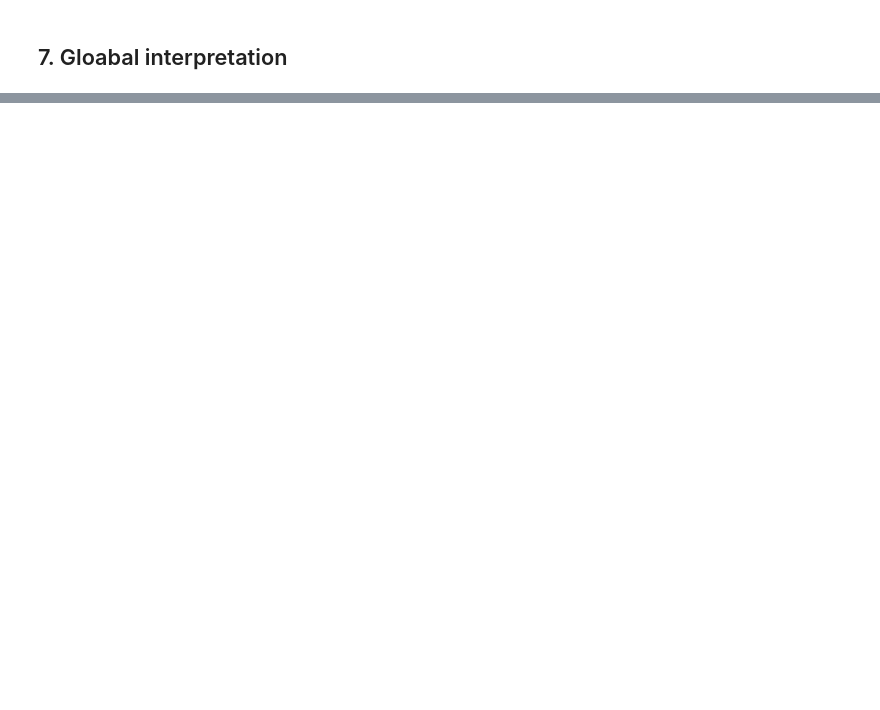
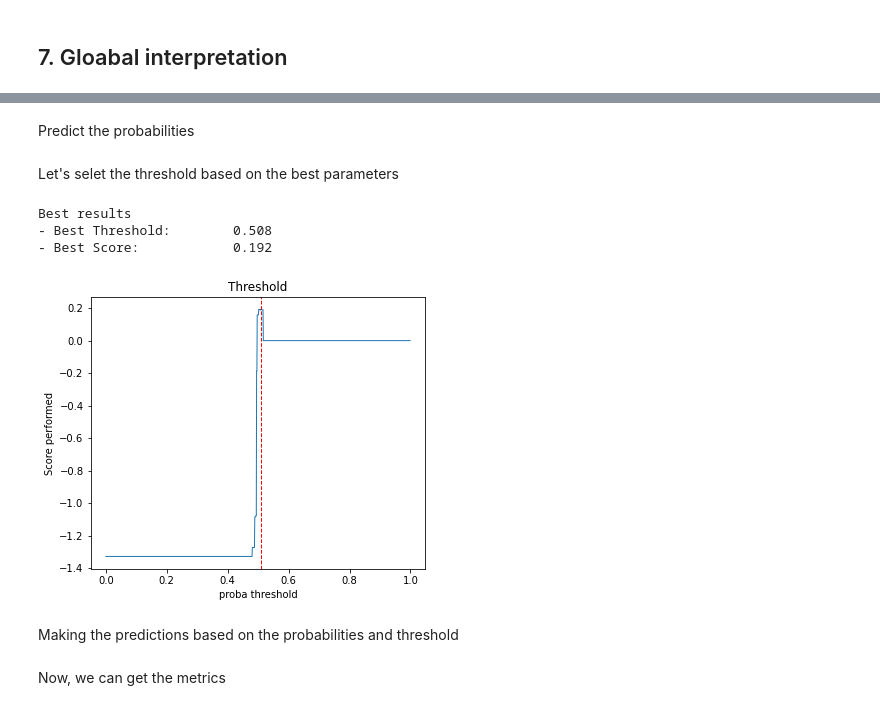
Before and after one commit to samirhinojosa/school-dropout-in-sogamoso, a Jupyter notebook: notebooks/school_dropout_model_explanation.ipynb, the cells around one changed output, grey strips where cells are left out. Drawn from its saved outputs; the diff is of its cells as text; code cells hidden in the pictures; blank space fills up the shorter version.

```diff
--- a/notebooks/school_dropout_model_explanation.ipynb
+++ b/notebooks/school_dropout_model_explanation.ipynb
@@ -456,0 +621,16 @@ feature_importance.plot(top_n_features=25)
+# %%
+gbc_parameters = {
+    "learning_rate": 0.01,
+    "max_depth": 3,
+    "n_estimators": 5
+}
+# %%
+imbpipeline_clf = imbpipeline(steps=[
+    ["preprocessor", preprocessor],
+    ["smote", smote],
+    ["GradientBoosting", GradientBoostingClassifier(**gbc_parameters,
+                                                validation_fraction=0.2,
+                                                n_iter_no_change=5,
+                                                random_state=42)
+    ]
+])
@@ -456,0 +639,2 @@ feature_importance.plot(top_n_features=25)
+# %%
+imbpipeline_clf.fit(X_train, y_train)
@@ -456,0 +659,16 @@ feature_importance.plot(top_n_features=25)
+# %% [markdown]
+Predict the probabilities
+# %%
+y_prob = imbpipeline_clf.predict_proba(X_test)
+y_prob = y_prob[:, 1]
+# %% [markdown]
+Let's selet the threshold based on the best parameters
+# %%
+threshold = threshold_selection(y_test, y_prob)
+# %% [output]
+Best results
+- Best Threshold:        0.508
+- Best Score:            0.192
+[figure, added]
+# %% [markdown]
+Making the predictions based on the probabilities and threshold
@@ -456,0 +677,2 @@ feature_importance.plot(top_n_features=25)
+# %% [markdown]
+Now, we can get the metrics
```
Also changed, not shown: parts of 53 cells of this notebook.
